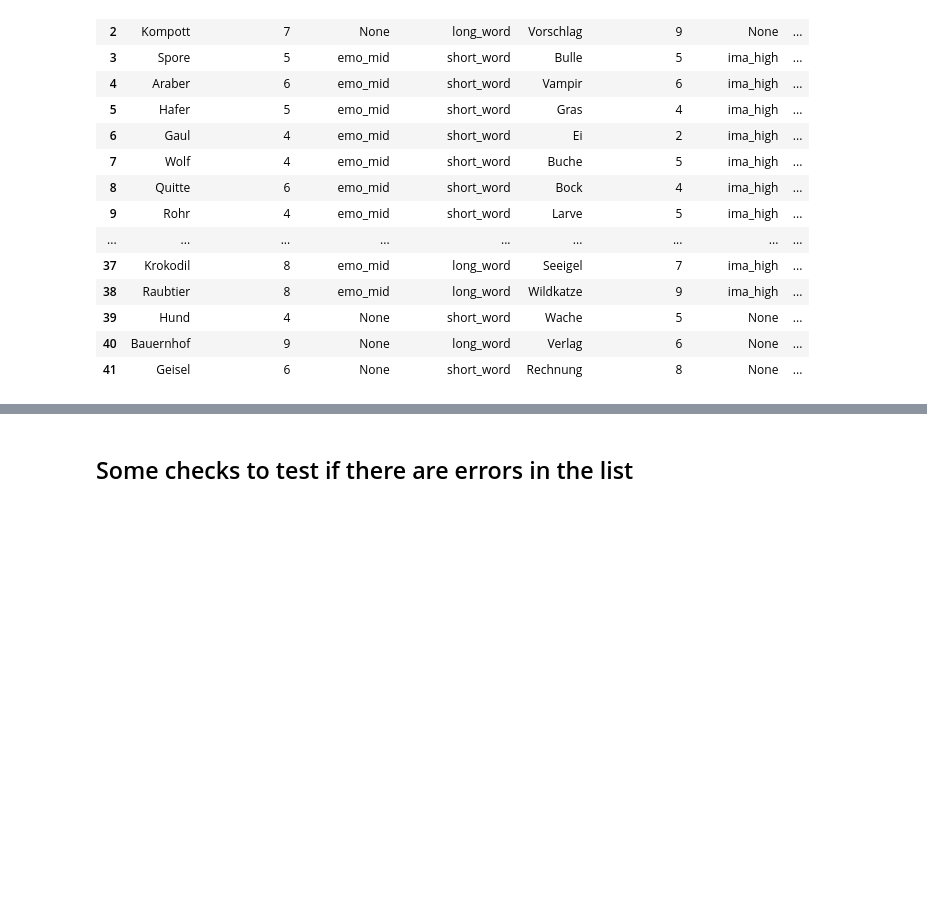
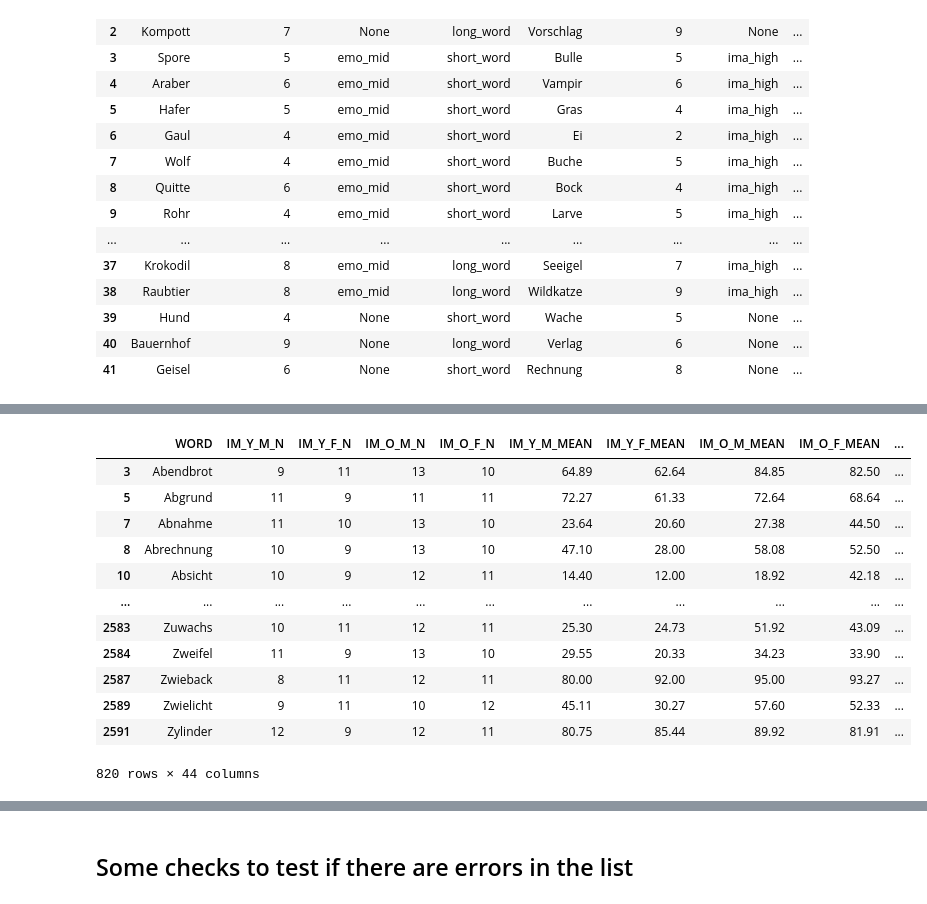
Before and after one commit to AlfredSwitchog/NeuroLab_3.10, a Jupyter notebook: PsychoPy/generate_word_pair_list.ipynb, the cells around one changed output, grey strips where cells are left out. Saved outputs shown, nothing was run; the diff lists cells and outputs as text; code cells hidden in the pictures; blank space fills up the shorter version.

```diff
--- a/PsychoPy/generate_word_pair_list.ipynb
+++ b/PsychoPy/generate_word_pair_list.ipynb
@@ -240,0 +259,19 @@ write_to_excel('Emo_words_nature.xlsx',Emo_words_nature)
+# %%
+# Filter list to get only nature Words
+Emo_words_non_nature = Emo[Emo['Kategorie'].isna()]
+Emo_short_words_non_nature = Emo_words_non_nature[(Emo_words_non_nature['length_group'] == 'short_word')]
+Emo_long_words_non_nature = Emo_words_non_nature[(Emo_words_non_nature['length_group'] == 'long_word')]
+# %% [output]
+|  | WORD | IM_Y_M_N | IM_Y_F_N | IM_O_M_N | IM_O_F_N | IM_Y_M_MEAN | IM_Y_F_MEAN | IM_O_M_MEAN | IM_O_F_MEAN | ... |
+| 3 | Abendbrot | 9 | 11 | 13 | 10 | 64.89 | 62.64 | 84.85 | 82.50 | ... |
+| 5 | Abgrund | 11 | 9 | 11 | 11 | 72.27 | 61.33 | 72.64 | 68.64 | ... |
+| 7 | Abnahme | 11 | 10 | 13 | 10 | 23.64 | 20.60 | 27.38 | 44.50 | ... |
+| 8 | Abrechnung | 10 | 9 | 13 | 10 | 47.10 | 28.00 | 58.08 | 52.50 | ... |
+| 10 | Absicht | 10 | 9 | 12 | 11 | 14.40 | 12.00 | 18.92 | 42.18 | ... |
+| ... | ... | ... | ... | ... | ... | ... | ... | ... | ... | ... |
+| 2583 | Zuwachs | 10 | 11 | 12 | 11 | 25.30 | 24.73 | 51.92 | 43.09 | ... |
+| 2584 | Zweifel | 11 | 9 | 13 | 10 | 29.55 | 20.33 | 34.23 | 33.90 | ... |
+| 2587 | Zwieback | 8 | 11 | 12 | 11 | 80.00 | 92.00 | 95.00 | 93.27 | ... |
+| 2589 | Zwielicht | 9 | 11 | 10 | 12 | 45.11 | 30.27 | 57.60 | 52.33 | ... |
+| 2591 | Zylinder | 12 | 9 | 12 | 11 | 80.75 | 85.44 | 89.92 | 81.91 | ... |
+820 rows × 44 columns
```
Also changed, not shown: parts of 26 cells of this notebook, 6 other files.
